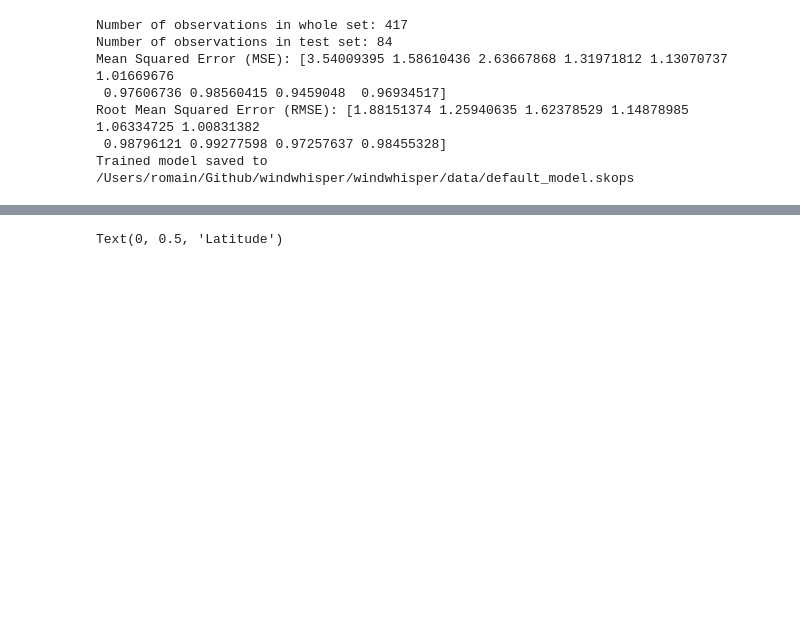
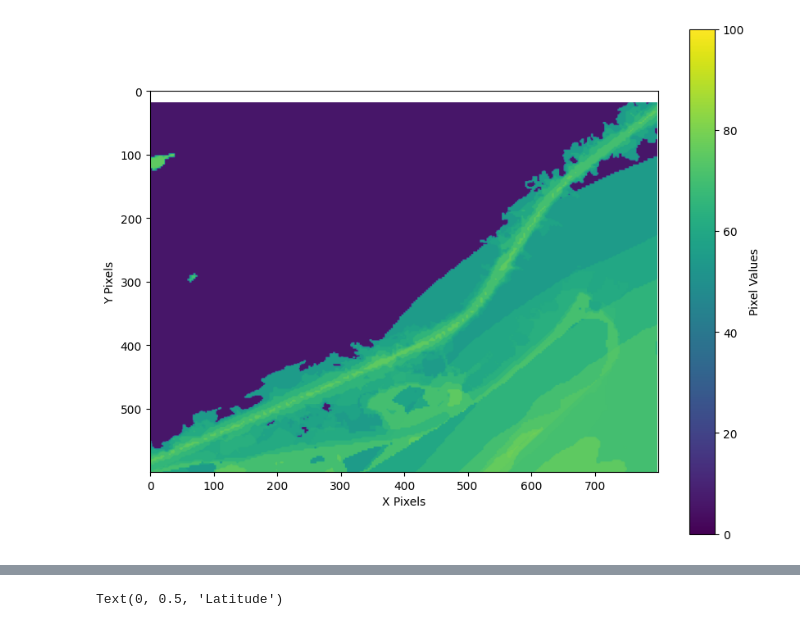
Before and after one commit to nmcdtu/windwhisper, a Jupyter notebook: dev/generate_noise_map.ipynb, the cells around one changed output, grey strips where cells are left out. Drawn from its saved outputs; the diff is of its cells as text; code cells hidden in the pictures; blank space fills up the shorter version.

```diff
--- a/dev/generate_noise_map.ipynb
+++ b/dev/generate_noise_map.ipynb
@@ -13,42 +1,53 @@ data = wind_speed_data()
 # %%
 from windwhisper import windturbines
-wind_turbines = {'Turbine 0': {'diameter': 200.0,
-               'hub height': 240.0,
-               'position': (55.74840260435069, 9.206243110596287),
-               'power': 15000.0},
- 'Turbine 1': {'diameter': 200.0,
-               'hub height': 240.0,
-               'position': (55.74670223984771, 9.140099380853458),
-               'power': 15000.0},
- 'Turbine 2': {'diameter': 200.0,
-               'hub height': 240.0,
-               'position': (55.734249600379336, 9.206526921380098),
-               'power': 15000.0},
- 'Turbine 3': {'diameter': 200.0,
-               'hub height': 240.0,
-               'position': (55.74864349108282, 9.091328259545296),
-               'power': 15000.0},
- 'Turbine 4': {'diameter': 200.0,
-               'hub height': 240.0,
-               'position': (55.7467007615353, 9.170468399818262),
-               'power': 15000.0}}
+import xarray as xr
+
+# we can preload the wind speed data, otherwise, the tool will do it every time
+filepath_wind_speed = "/Users/romain/GitHub/windwhisper/dev/fixtures/era5_mean_2013-2022_month_by_hour.nc"
+filepath_correction = "/Users/romain/GitHub/windwhisper/dev/fixtures/ratio_gwa2_era5.nc"
+def wind_speed_data():
+    wind_speed = xr.open_dataset(filepath_wind_speed).to_array().mean(dim="month")
+    correction = xr.open_dataset(filepath_correction).to_array()
+    correction = correction.sel(variable='ratio_gwa2_era5_mean_WS').interp(latitude=wind_speed.latitude, longitude=wind_speed.longitude, method="linear")
+    return wind_speed * correction
+data = wind_speed_data()
+
+
+wind_turbines = {
+    'Turbine 0':
+     {'diameter': 70.0,
+   'hub height': 85.0,
+   'position': (43.672945142028404, 7.2150306239350614),
+   'power': 2500.0},
+    'Turbine 1':
+     {'diameter': 60.0,
+   'hub height': 55.0,
+   'position': (43.675, 7.217),
+   'power': 1500.0},
+}
 
 listening_points = {
-    "Listener 1": {"position": (47.3769, 8.5517)},
-    "Listener 2": {"position": (47.3869, 8.552)},
-    "Listener 3": {"position": (47.3461, 8.5175)},
+    "Listener 1": {"position": (55.70, 9.1)},
+    "Listener 2": {"position": (55.65, 9.12)},
+    "Listener 3": {"position": (55.75, 9.05)},
 }
 
 wt = windturbines.WindTurbines(
     wind_turbines=wind_turbines,
     wind_speed_data=data,
-    listeners=listening_points,
+    #listeners=listening_points,
+    #retrain_model=True
 )
-# %% [output]
-Number of observations in whole set: 417
-Number of observations in test set: 84
-Mean Squared Error (MSE): [3.54009395 1.58610436 2.63667868 1.31971812 1.13070737 1.01669676
- 0.97606736 0.98560415 0.9459048  0.96934517]
-Root Mean Squared Error (RMSE): [1.88151374 1.25940635 1.62378529 1.14878985 1.06334725 1.00831382
- 0.98796121 0.99277598 0.97257637 0.98455328]
-Trained model saved to /Users/romain/Github/windwhisper/windwhisper/data/default_model.skops
+# %%
+import matplotlib.pyplot as plt
+
+plt.figure(figsize=(10, 8))
+plt.imshow(wt.noise_analysis.merged_map["ambient"], vmin=0, vmax=100)
+plt.colorbar(label="Pixel Values")
+plt.xlabel("X Pixels")
+plt.ylabel("Y Pixels")
+plt.grid(False)  # Disable grid for better visualization
+
+plt.show()
+# %% [output]
+[figure, added]
```
Also changed, not shown: parts of 14 cells of this notebook, 6 other files.
